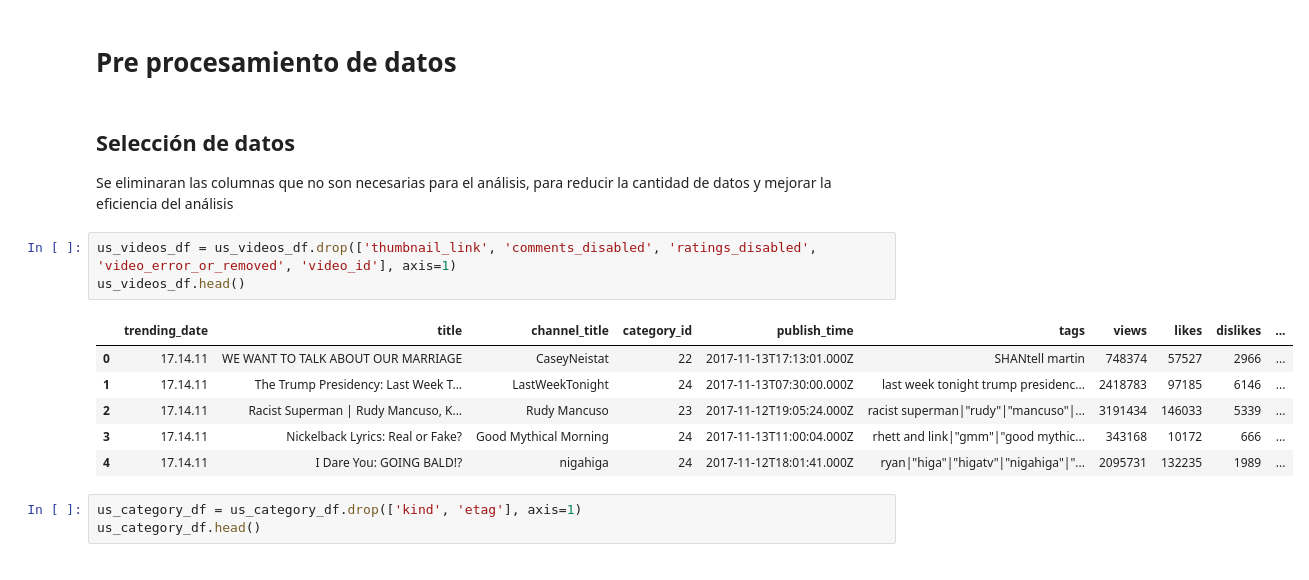
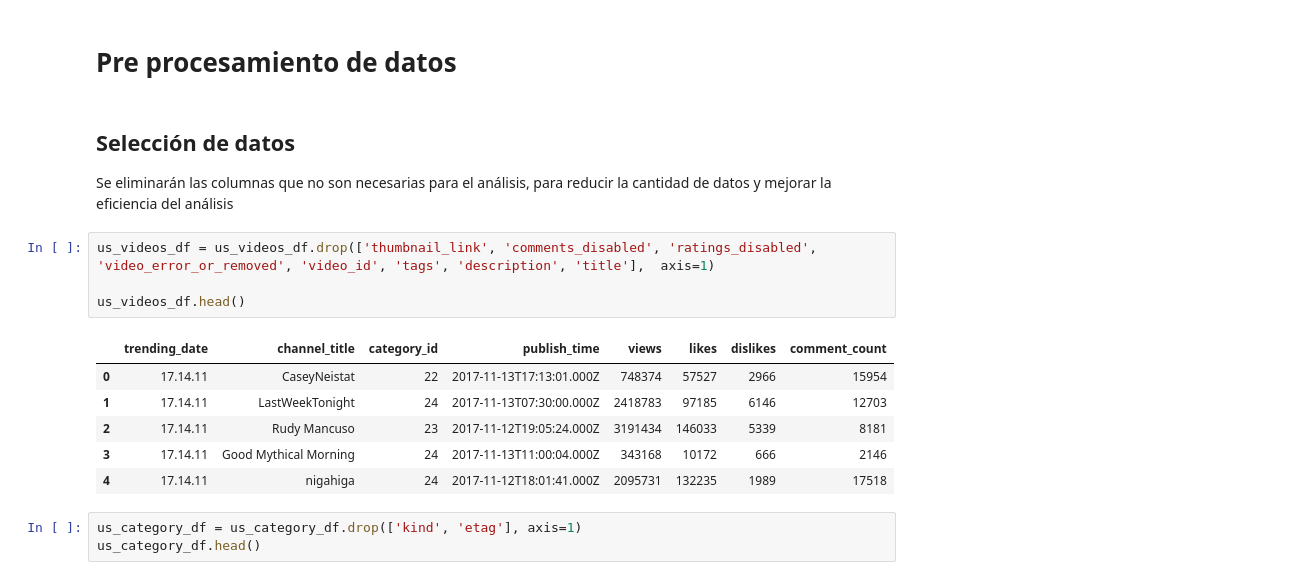
Before and after one commit to andres345gm/Skandia-prueba-tecnica, a Jupyter notebook: youtube_data_analysis.ipynb, the cells around one changed output. Cells and saved outputs as stored; diff of their text form.

```diff
--- a/youtube_data_analysis.ipynb
+++ b/youtube_data_analysis.ipynb
@@ -129,17 +131,18 @@ Como se puede ver hay una correlación lógica entre las variables views, likes,
 # Pre procesamiento de datos
 # %% [markdown]
 ## Selección de datos
-Se eliminaran las columnas que no son necesarias para el análisis, para reducir la cantidad de datos y mejorar la eficiencia del análisis
+Se eliminarán las columnas que no son necesarias para el análisis, para reducir la cantidad de datos y mejorar la eficiencia del análisis
 # %%
-us_videos_df = us_videos_df.drop(['thumbnail_link', 'comments_disabled', 'ratings_disabled', 'video_error_or_removed', 'video_id'], axis=1)
+us_videos_df = us_videos_df.drop(['thumbnail_link', 'comments_disabled', 'ratings_disabled', 'video_error_or_removed', 'video_id', 'tags', 'description', 'title'],  axis=1)
+
 us_videos_df.head()
 # %% [output]
-|  | trending_date | title | channel_title | category_id | publish_time | tags | views | likes | dislikes | ... |
-| 0 | 17.14.11 | WE WANT TO TALK ABOUT OUR MARRIAGE | CaseyNeistat | 22 | 2017-11-13T17:13:01.000Z | SHANtell martin | 748374 | 57527 | 2966 | ... |
-| 1 | 17.14.11 | The Trump Presidency: Last Week T... | LastWeekTonight | 24 | 2017-11-13T07:30:00.000Z | last week tonight trump presidenc... | 2418783 | 97185 | 6146 | ... |
-| 2 | 17.14.11 | Racist Superman | Rudy Mancuso, K... | Rudy Mancuso | 23 | 2017-11-12T19:05:24.000Z | racist superman|"rudy"|"mancuso"|... | 3191434 | 146033 | 5339 | ... |
-| 3 | 17.14.11 | Nickelback Lyrics: Real or Fake? | Good Mythical Morning | 24 | 2017-11-13T11:00:04.000Z | rhett and link|"gmm"|"good mythic... | 343168 | 10172 | 666 | ... |
-| 4 | 17.14.11 | I Dare You: GOING BALD!? | nigahiga | 24 | 2017-11-12T18:01:41.000Z | ryan|"higa"|"higatv"|"nigahiga"|"... | 2095731 | 132235 | 1989 | ... |
+|  | trending_date | channel_title | category_id | publish_time | views | likes | dislikes | comment_count |
+| 0 | 17.14.11 | CaseyNeistat | 22 | 2017-11-13T17:13:01.000Z | 748374 | 57527 | 2966 | 15954 |
+| 1 | 17.14.11 | LastWeekTonight | 24 | 2017-11-13T07:30:00.000Z | 2418783 | 97185 | 6146 | 12703 |
+| 2 | 17.14.11 | Rudy Mancuso | 23 | 2017-11-12T19:05:24.000Z | 3191434 | 146033 | 5339 | 8181 |
+| 3 | 17.14.11 | Good Mythical Morning | 24 | 2017-11-13T11:00:04.000Z | 343168 | 10172 | 666 | 2146 |
+| 4 | 17.14.11 | nigahiga | 24 | 2017-11-12T18:01:41.000Z | 2095731 | 132235 | 1989 | 17518 |
 # %%
 us_category_df = us_category_df.drop(['kind', 'etag'], axis=1)
 us_category_df.head()
```
Also changed, not shown: parts of 33 cells of this notebook.
